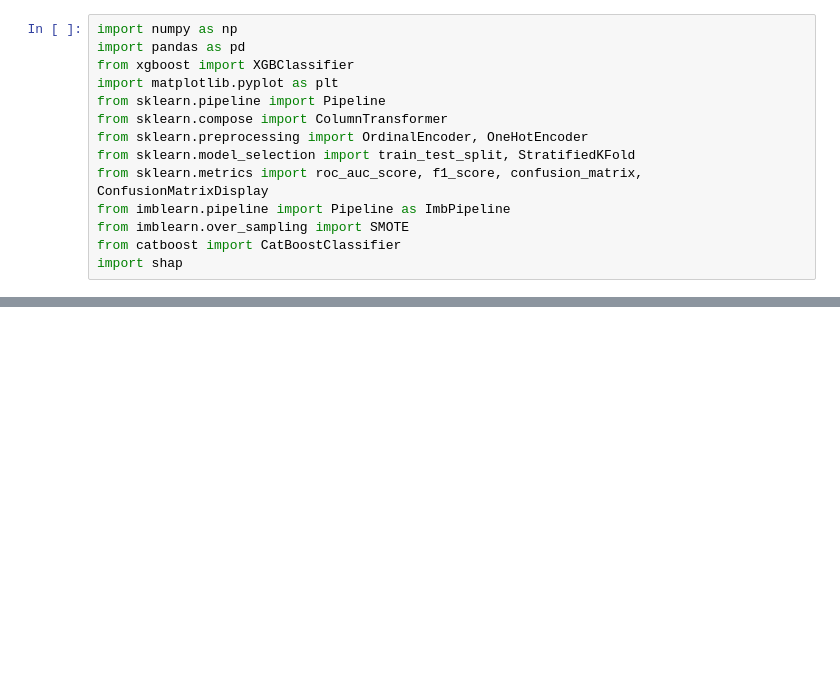
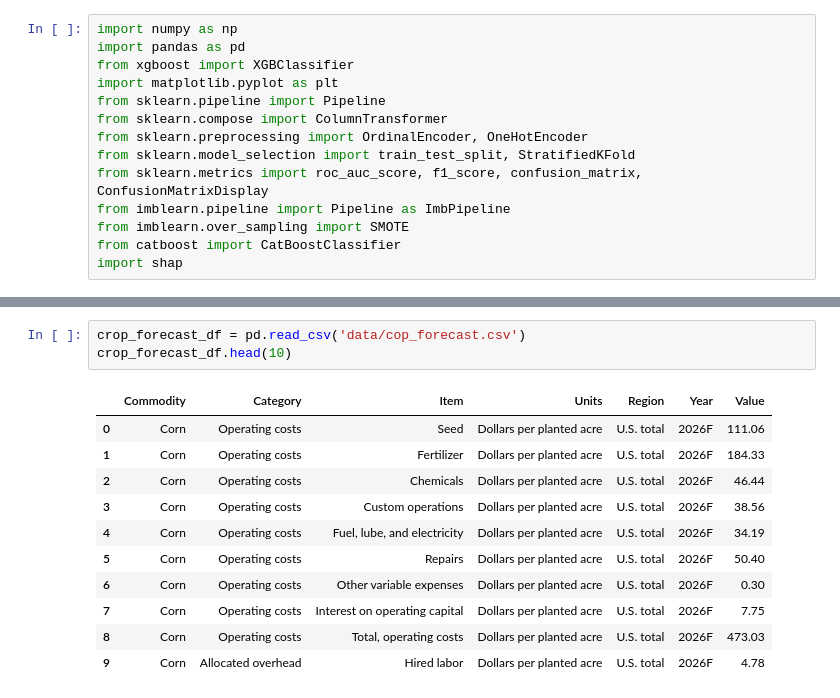
Before and after one commit to WilsonTunggala1/Prescriptive-Data-Science-Group-2, a Jupyter notebook: notebook.ipynb, the cells around one changed output, grey strips where cells are left out. Cells and saved outputs as stored; diff of their text form; blank space fills up the shorter version.

Commit message:
changing the idea realted to maximing profit from crops and uploading the dataset

```diff
--- a/notebook.ipynb
+++ b/notebook.ipynb
@@ -117,0 +65,15 @@ df = df.drop('pdays', axis=1)
+# %%
+crop_forecast_df = pd.read_csv('data/cop_forecast.csv')
+crop_forecast_df.head(10)
+# %% [output]
+|  | Commodity | Category | Item | Units | Region | Year | Value |
+| 0 | Corn | Operating costs | Seed | Dollars per planted acre | U.S. total | 2026F | 111.06 |
+| 1 | Corn | Operating costs | Fertilizer | Dollars per planted acre | U.S. total | 2026F | 184.33 |
+| 2 | Corn | Operating costs | Chemicals | Dollars per planted acre | U.S. total | 2026F | 46.44 |
+| 3 | Corn | Operating costs | Custom operations | Dollars per planted acre | U.S. total | 2026F | 38.56 |
+| 4 | Corn | Operating costs | Fuel, lube, and electricity | Dollars per planted acre | U.S. total | 2026F | 34.19 |
+| 5 | Corn | Operating costs | Repairs | Dollars per planted acre | U.S. total | 2026F | 50.40 |
+| 6 | Corn | Operating costs | Other variable expenses | Dollars per planted acre | U.S. total | 2026F | 0.30 |
+| 7 | Corn | Operating costs | Interest on operating capital | Dollars per planted acre | U.S. total | 2026F | 7.75 |
+| 8 | Corn | Operating costs | Total, operating costs | Dollars per planted acre | U.S. total | 2026F | 473.03 |
+| 9 | Corn | Allocated overhead | Hired labor | Dollars per planted acre | U.S. total | 2026F | 4.78 |
```
Also changed, not shown: parts of 37 cells of this notebook, 6 other files.
